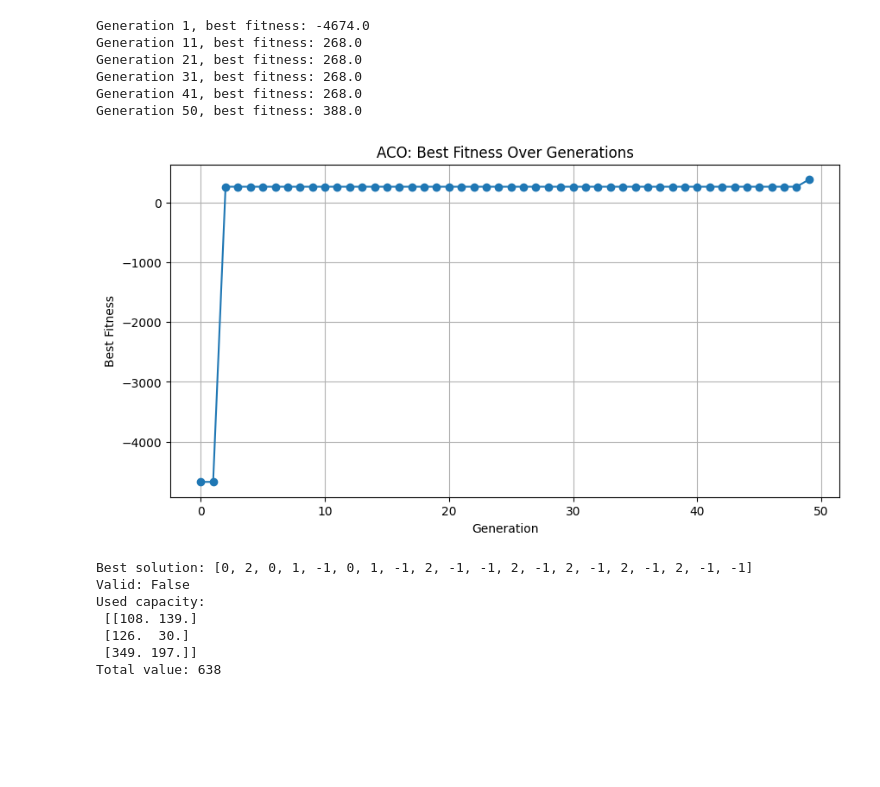
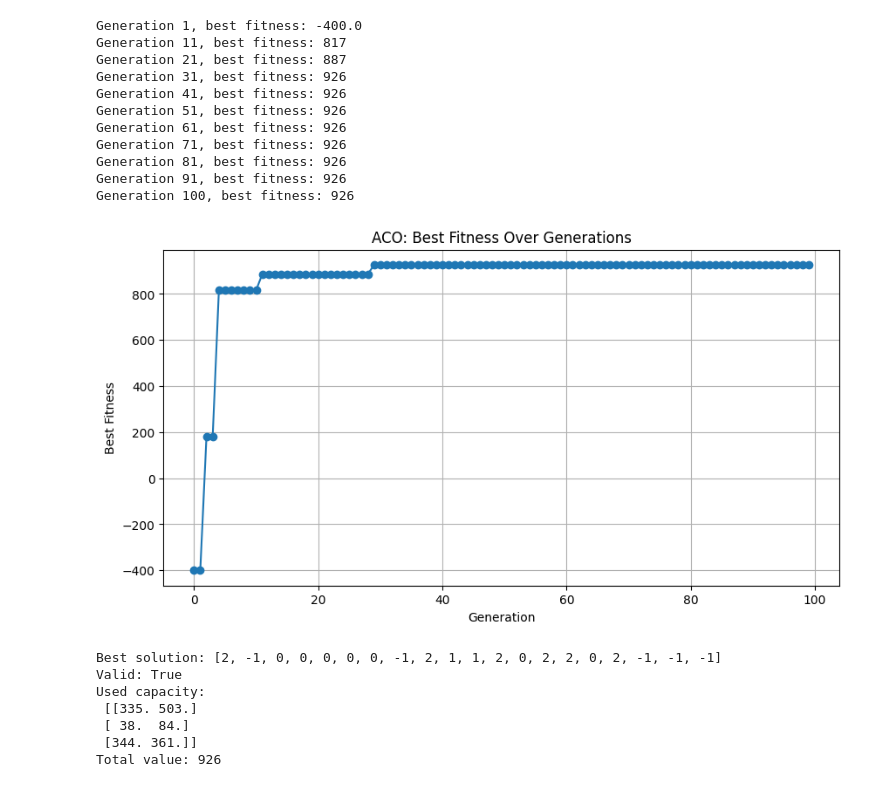
Before and after one commit to Michele-Curci/CI2025_lab1, a Jupyter notebook: Knapsack.ipynb, the cells around one changed output. Cells and saved outputs as stored; diff of their text form; code cells hidden in the pictures; blank space fills up the shorter version.

```diff
--- a/Knapsack.ipynb
+++ b/Knapsack.ipynb
@@ -74,0 +282,10 @@ def simulated_annealing():
+# %%
+NUM_KNAPSACKS, NUM_ITEMS, NUM_DIMENSIONS, VALUES, WEIGHTS, CONSTRAINTS = problem2()
+
+best_solution, best_fitness = genetic_algorithm(NUM_KNAPSACKS, NUM_ITEMS, NUM_DIMENSIONS, VALUES, WEIGHTS, CONSTRAINTS)
+
+print("\nBest solution:", best_solution)
+valid, used_capacity = check_constraints(best_solution, WEIGHTS, CONSTRAINTS)
+print("Valid:", valid)
+print("Used capacity:\n", used_capacity)
+print("Total value:", np.sum([VALUES[i] for i, k in enumerate(best_solution) if k != -1]))
@@ -75,15 +323,8 @@ def simulated_annealing():
 # %%
-def fitness(solution, VALUES, WEIGHTS, CONSTRAINTS, penalty_factor=10):
-    valid, used_capacity = check_constraints(solution, WEIGHTS, CONSTRAINTS)
-    total_value = np.sum([VALUES[i] for i,k in enumerate(solution) if k!=-1])
-    if valid:
-        return total_value
-    else:
-        overload = np.maximum(used_capacity - CONSTRAINTS, 0)
-        penalty = penalty_factor * np.sum(overload)
-        return total_value - penalty
-
 def heuristic(solution_matrix, VALUES, WEIGHTS, CONSTRAINTS):
+    """
+    Computes the heuristic desirability for assigning each item to each knapsack.
+    """
     num_knapsacks = CONSTRAINTS.shape[0]
     num_items = VALUES.shape[0]
     eta = np.zeros((num_items, num_knapsacks + 1))
@@ -102,18 +343,22 @@ def ant_colony(NUM_ITEMS, NUM_KNAPSACKS, VALUES, WEIGHTS, CONSTRAINTS, NUM_ANTS=
     best_fitness = -np.inf
     fitness_history = []
 
+    #Main ACO loop
     for gen in range(NUM_GENERATIONS):
         ant_solutions = []
         ant_fitness = []
 
+        #Each ant builds a complete solution
         for ant in range(NUM_ANTS):
             solution = []
             for i in range(NUM_ITEMS):
+                #Compute probability of assigning an item to each knapsack or to none
                 probs = np.zeros(NUM_KNAPSACKS+1)
                 for k in range(NUM_KNAPSACKS+1):
                     probs[k] = (pheromone[i, k]**alpha)*(eta[i, k]**beta)
                 probs = np.maximum(probs, 1e-6)
                 probs /= probs.sum()
+                #Randomly select a knapsack according to the computed probabilities
                 chosen_k = np.random.choice(NUM_KNAPSACKS+1, p=probs)
                 solution.append(chosen_k if chosen_k != NUM_KNAPSACKS else -1)
             ant_solutions.append(solution)
@@ -124,10 +369,12 @@ def ant_colony(NUM_ITEMS, NUM_KNAPSACKS, VALUES, WEIGHTS, CONSTRAINTS, NUM_ANTS=
                 best_fitness = f
                 best_solution = solution.copy()
 
-        pheromone *= (1 - evaporation_rate)
+        #Pheromone update
+        pheromone *= (1 - evaporation_rate) #global evaporation
         for sol, f in zip(ant_solutions, ant_fitness):
             for i, k in enumerate(sol):
                 index = k if k != -1 else NUM_KNAPSACKS
+                #Deposit pheromone proportional to the solution's fitness
                 pheromone[i, index] += f/1000.0
 
         fitness_history.append(best_fitness)
@@ -135,6 +382,7 @@ def ant_colony(NUM_ITEMS, NUM_KNAPSACKS, VALUES, WEIGHTS, CONSTRAINTS, NUM_ANTS=
         if gen % 10 == 0 or gen == NUM_GENERATIONS-1:
             print(f"Generation {gen+1}, best fitness: {best_fitness}")
 
+    #Visualization
     plt.figure(figsize=(10,5))
     plt.plot(fitness_history, marker='o', linestyle='-')
     plt.title("ACO: Best Fitness Over Generations")
@@ -147,25 +395,30 @@ def ant_colony(NUM_ITEMS, NUM_KNAPSACKS, VALUES, WEIGHTS, CONSTRAINTS, NUM_ANTS=
 # %%
 NUM_KNAPSACKS, NUM_ITEMS, NUM_DIMENSIONS, VALUES, WEIGHTS, CONSTRAINTS = problem1()
 
-best_solution, best_fitness = ant_colony(NUM_ITEMS, NUM_KNAPSACKS, VALUES, WEIGHTS, CONSTRAINTS, NUM_ANTS=30, NUM_GENERATIONS=50)
+best_solution, best_fitness = ant_colony(NUM_ITEMS, NUM_KNAPSACKS, VALUES, WEIGHTS, CONSTRAINTS, NUM_ANTS=30, NUM_GENERATIONS=100)
 
 print("\nBest solution:", best_solution)
 valid, used_capacity = check_constraints(best_solution, WEIGHTS, CONSTRAINTS)
 print("Valid:", valid)
 print("Used capacity:\n", used_capacity)
 print("Total value:", np.sum([VALUES[i] for i, k in enumerate(best_solution) if k != -1]))
 # %% [output]
-Generation 1, best fitness: -4674.0
-Generation 11, best fitness: 268.0
-Generation 21, best fitness: 268.0
-Generation 31, best fitness: 268.0
-Generation 41, best fitness: 268.0
-Generation 50, best fitness: 388.0
+Generation 1, best fitness: -400.0
+Generation 11, best fitness: 817
+Generation 21, best fitness: 887
+Generation 31, best fitness: 926
+Generation 41, best fitness: 926
+Generation 51, best fitness: 926
+Generation 61, best fitness: 926
+Generation 71, best fitness: 926
+Generation 81, best fitness: 926
+Generation 91, best fitness: 926
+Generation 100, best fitness: 926
-[figure, old version]
+[figure, new version]
-Best solution: [0, 2, 0, 1, -1, 0, 1, -1, 2, -1, -1, 2, -1, 2, -1, 2, -1, 2, -1, -1]
-Valid: False
+Best solution: [2, -1, 0, 0, 0, 0, 0, -1, 2, 1, 1, 2, 0, 2, 2, 0, 2, -1, -1, -1]
+Valid: True
 Used capacity:
- [[108. 139.]
- [126.  30.]
- [349. 197.]]
-Total value: 638
+ [[335. 503.]
+ [ 38.  84.]
+ [344. 361.]]
+Total value: 926
```
Also changed, not shown: parts of 5 cells of this notebook, 1 other file.
